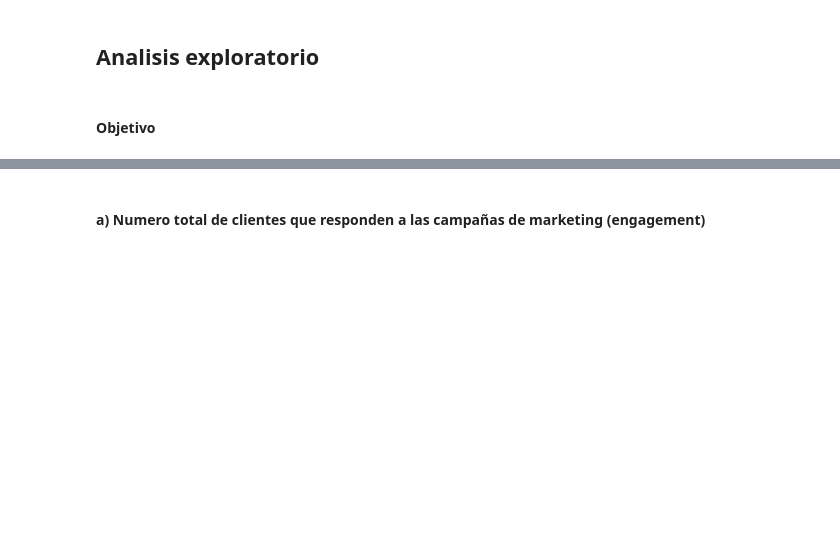
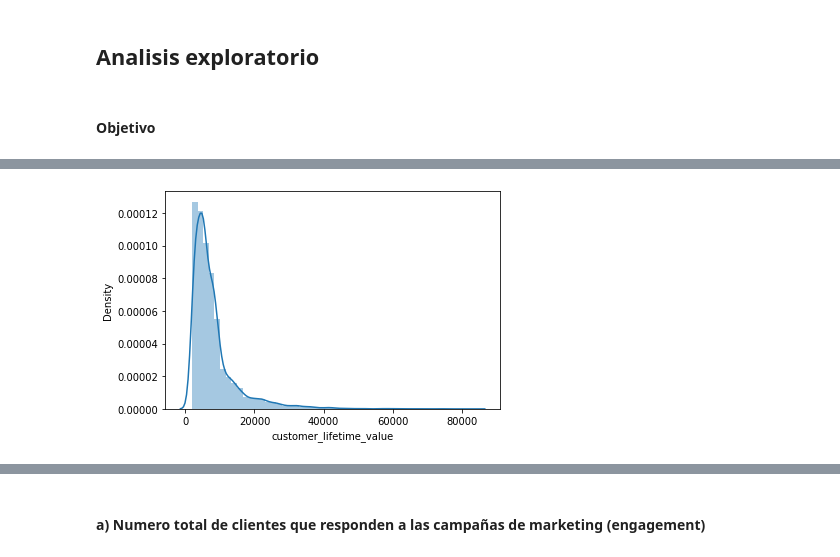
Before and after one commit to Pomilusky/apuntes_clase, a Jupyter notebook: semana_5/1.1 - Ejemplo CLV.ipynb, the cells around one changed output, grey strips where cells are left out. Drawn from its saved outputs; the diff is of its cells as text; code cells hidden in the pictures; blank space fills up the shorter version.

```diff
--- a/semana_5/1.1 - Ejemplo CLV.ipynb
+++ b/semana_5/1.1 - Ejemplo CLV.ipynb
@@ -39,2 +49,8 @@ Mejorar el CLV a traves del marketing.
 # %% [markdown]
 ## Obtener datos
+# %%
+data=pd.read_csv('data/Marketing-Customer-Analysis.csv')
+
+data.columns=[e.lower().replace(' ', '_') for e in data.columns]
+
+data.head()
@@ -44,0 +80,4 @@ Mejorar el CLV a traves del marketing.
+# %%
+sns.distplot(data.customer_lifetime_value);
+# %% [output]
+[figure, added]
```
Also changed, not shown: parts of 27 cells of this notebook.
